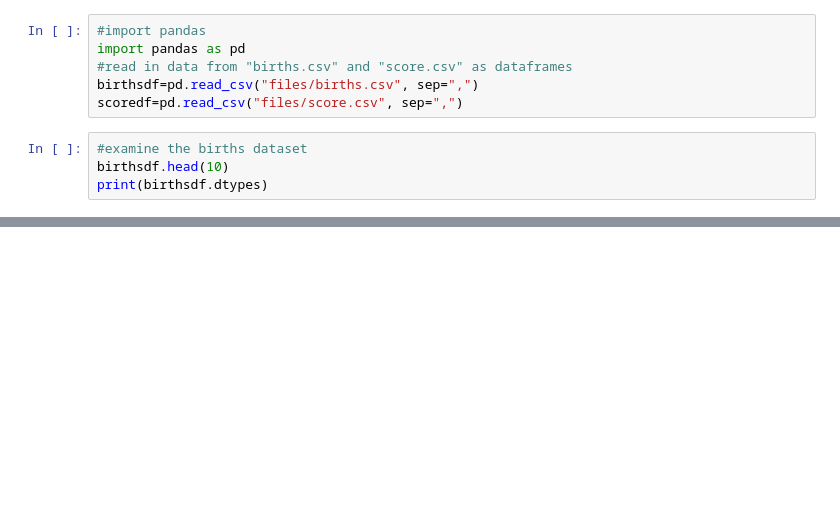
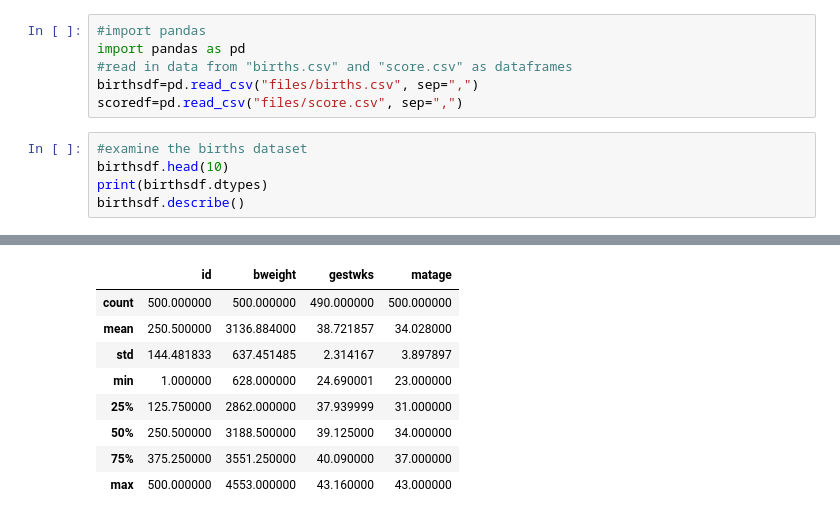
Before and after one commit to AHChangDS/programming-assessment, a Jupyter notebook: assessmenttest.ipynb, the cells around one changed output, grey strips where cells are left out. Drawn from its saved outputs; the diff is of its cells as text; blank space fills up the shorter version.

```diff
--- a/assessmenttest.ipynb
+++ b/assessmenttest.ipynb
@@ -8,4 +8,5 @@ scoredf=pd.read_csv("files/score.csv", sep=",")
 #examine the births dataset
 birthsdf.head(10)
 print(birthsdf.dtypes)
+birthsdf.describe()
 # %% [output]
@@ -20 +21,10 @@ sex          int64
 dtype: object
+|  | id | bweight | gestwks | matage |
+| count | 500.000000 | 500.000000 | 490.000000 | 500.000000 |
+| mean | 250.500000 | 3136.884000 | 38.721857 | 34.028000 |
+| std | 144.481833 | 637.451485 | 2.314167 | 3.897897 |
+| min | 1.000000 | 628.000000 | 24.690001 | 23.000000 |
+| 25% | 125.750000 | 2862.000000 | 37.939999 | 31.000000 |
+| 50% | 250.500000 | 3188.500000 | 39.125000 | 34.000000 |
+| 75% | 375.250000 | 3551.250000 | 40.090000 | 37.000000 |
+| max | 500.000000 | 4553.000000 | 43.160000 | 43.000000 |
```
Also changed, not shown: parts of 11 cells of this notebook.
